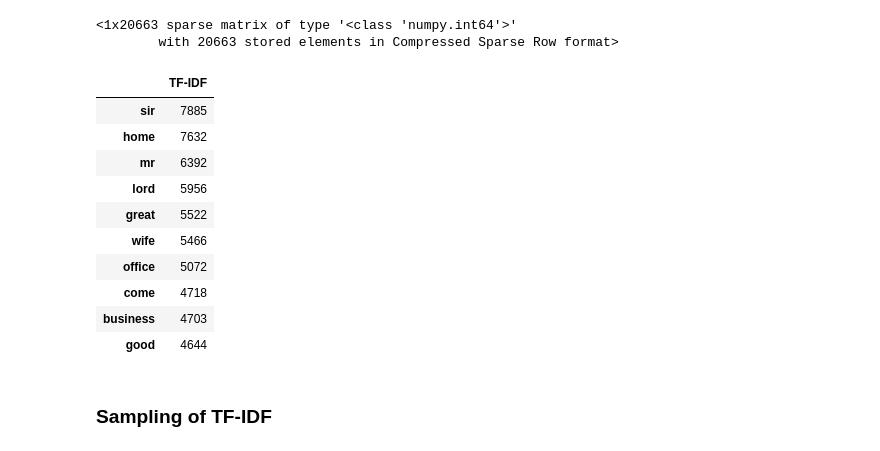
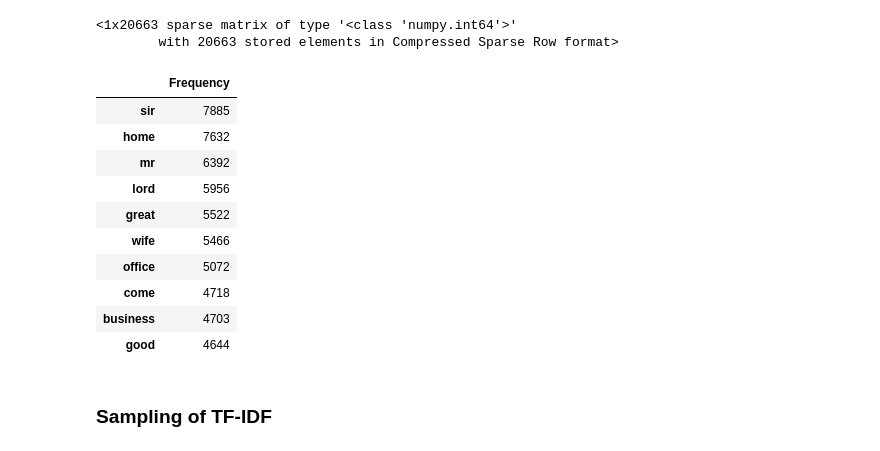
Before and after one commit to tomasz-lewicki/author-predictor, a Jupyter notebook: 03_kun.ipynb, the cells around one changed output. Cells and saved outputs as stored; diff of their text form; code cells hidden in the pictures.

```diff
--- a/03_kun.ipynb
+++ b/03_kun.ipynb
@@ -282,15 +282,15 @@ word_count_vector
 <1x20663 sparse matrix of type '<class 'numpy.int64'>'
         with 20663 stored elements in Compressed Sparse Row format>
 # %%
-# print TF-IDF values
-df = pd.DataFrame(word_count_vector.T.todense(), index=cv.get_feature_names(), columns=["TF-IDF"])
+# print Frequency values
+df = pd.DataFrame(word_count_vector.T.todense(), index=cv.get_feature_names(), columns=["Frequency"])
 
 # sort descending
-df = df.sort_values(by=["TF-IDF"], ascending=False)
-df = df[df['TF-IDF'] > 0]
+df = df.sort_values(by=["Frequency"], ascending=False)
+df = df[df['Frequency'] > 0]
 df.head(10)
 # %% [output]
-|  | TF-IDF |
+|  | Frequency |
 | sir | 7885 |
 | home | 7632 |
 | mr | 6392 |
```
Also changed, not shown: parts of 8 cells of this notebook.
